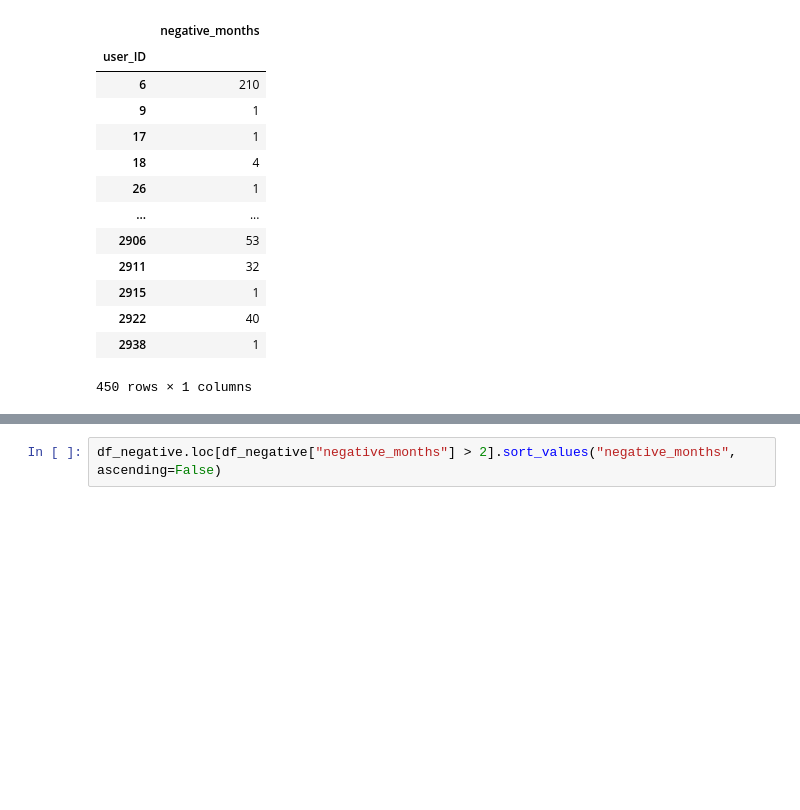
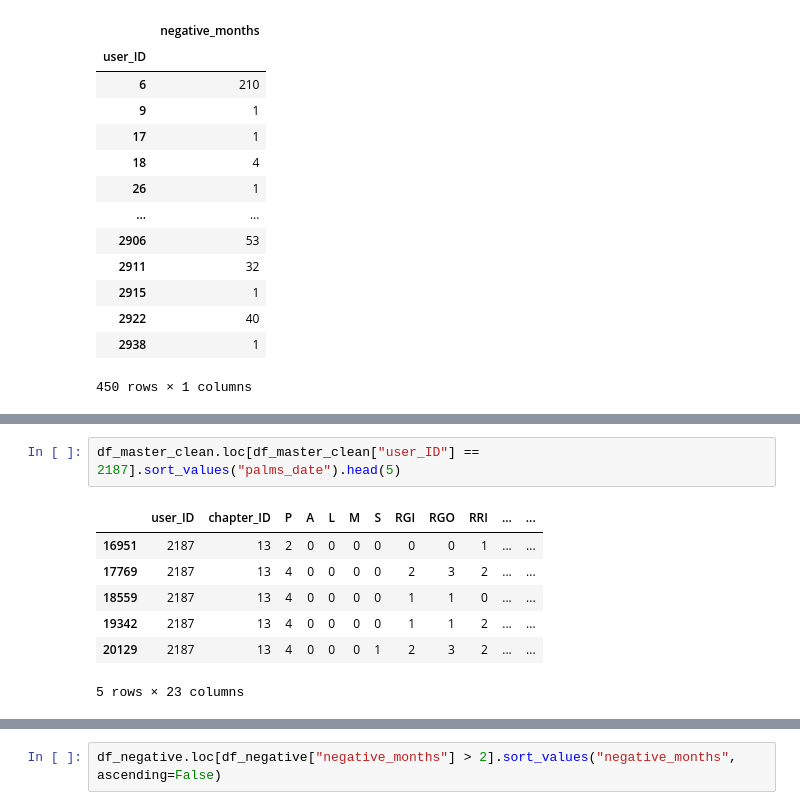
Before and after one commit to ricnorr/bachelor_thesis, a Jupyter notebook: main_script.ipynb, the cells around one changed output, grey strips where cells are left out. Drawn from its saved outputs; the diff is of its cells as text; blank space fills up the shorter version.

```diff
--- a/main_script.ipynb
+++ b/main_script.ipynb
@@ -416,0 +450,10 @@
+# %%
+df_master_clean.loc[df_master_clean["user_ID"] == 2187].sort_values("palms_date").head(5)
+# %% [output]
+|  | user_ID | chapter_ID | P | A | L | M | S | RGI | RGO | RRI | ... | ... |
+| 16951 | 2187 | 13 | 2 | 0 | 0 | 0 | 0 | 0 | 0 | 1 | ... | ... |
+| 17769 | 2187 | 13 | 4 | 0 | 0 | 0 | 0 | 2 | 3 | 2 | ... | ... |
+| 18559 | 2187 | 13 | 4 | 0 | 0 | 0 | 0 | 1 | 1 | 0 | ... | ... |
+| 19342 | 2187 | 13 | 4 | 0 | 0 | 0 | 0 | 1 | 1 | 2 | ... | ... |
+| 20129 | 2187 | 13 | 4 | 0 | 0 | 0 | 1 | 2 | 3 | 2 | ... | ... |
+5 rows × 23 columns
```
Also changed, not shown: parts of 27 cells of this notebook, 2 other files.
